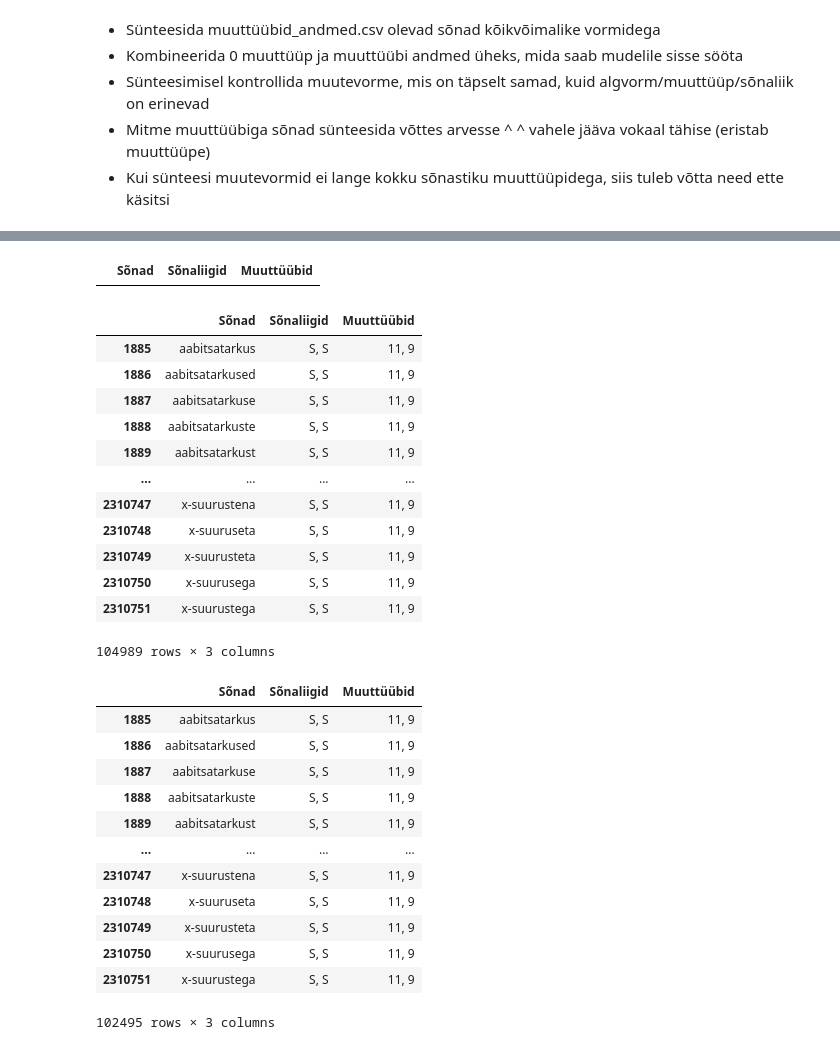
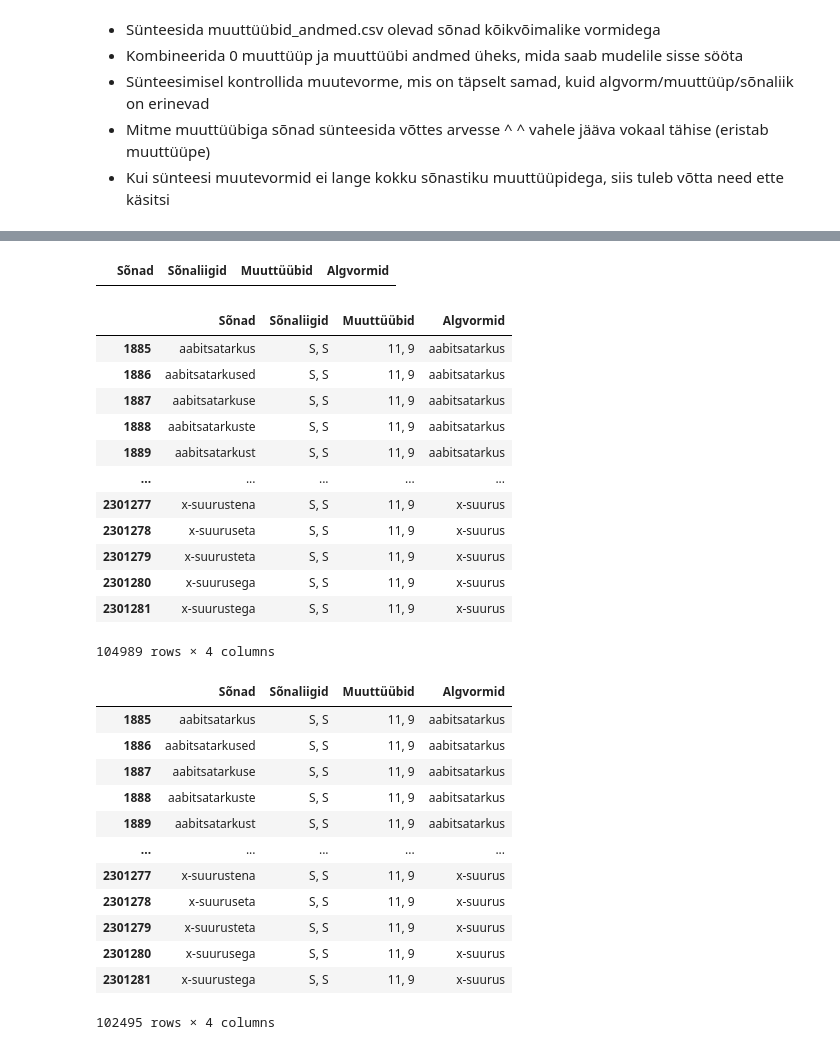
Before and after one commit to SanderSaska/MorfoloogiliseMuuttyybiAutomaatneTuvastaja, a Jupyter notebook: Morfoloogilise_muuttüübi_automaatne_tuvastamine.ipynb, the cells around one changed output, grey strips where cells are left out. Drawn from its saved outputs; the diff is of its cells as text; code cells hidden in the pictures.

```diff
--- a/Morfoloogilise_muuttüübi_automaatne_tuvastamine.ipynb
+++ b/Morfoloogilise_muuttüübi_automaatne_tuvastamine.ipynb
@@ -780,6 +842,7 @@ print(estnltk.vabamorf.morf.synthesize("sulgema", 'tud'))
 sõnad = list()
 sõnaliigid = list()
 muuttüübid = list()
+algvormid = list()
 
 cases_noun = [
   # label, Estonian case name
@@ -909,3 +972,15 @@ def synthesize_all(word, PoS):
       return sing_rows
     case _:
       return None
+
+def lisa_andmestikku(sõna, sõnaliik, muuttüüp, algvorm = None):
+  global sõnad, sõnaliigid, muuttüübid, algvormid
+  if algvorm:
+    sõnad.append(sõna)
+    sõnaliigid.append(sõnaliik)
+    muuttüübid.append(muuttüüp)
+    algvormid.append(algvorm)
+  else:
+    sõnad.append(sõna)
+    sõnaliigid.append(sõnaliik)
+    muuttüübid.append(muuttüüp)
@@ -1340,3 +1459,5 @@ with open('muuttüübid_andmed.csv', 'r', encoding='utf-8') as muut_f:
 sõnad_np = np.array(sõnad)
 sõnaliigid_np = np.array(sõnaliigid)
 muuttüübid_np = np.array(muuttüübid)
+if len(algvormid) > 0:
+  algvormid_np = np.array(algvormid)
@@ -1343,5 +1468,8 @@ muuttüübid_np = np.array(muuttüübid)
 # %%
-df = pd.DataFrame({'Sõnad': sõnad_np, 'Sõnaliigid': sõnaliigid_np, 'Muuttüübid': muuttüübid_np})
+if len(algvormid) > 0:
+  df = pd.DataFrame({'Sõnad': sõnad_np, 'Sõnaliigid': sõnaliigid_np, 'Muuttüübid': muuttüübid_np, 'Algvormid': algvormid_np})
+else:
+  df = pd.DataFrame({'Sõnad': sõnad_np, 'Sõnaliigid': sõnaliigid_np, 'Muuttüübid': muuttüübid_np})
 # %%
 display(df)
 # %% [output]
@@ -1365,6 +1493,6 @@ display(df)
 df['Sõnad'] = df['Sõnad'].apply(lambda x: ', '.join(x) if isinstance(x, list) else x)
 df['Sõnaliigid'] = df['Sõnaliigid'].apply(lambda x: ', '.join(x) if isinstance(x, list) else x)
 df['Muuttüübid'] = df['Muuttüübid'].apply(lambda x: ', '.join(x) if isinstance(x, list) else x)
-
+df['Algvormid'] = df['Algvormid'].apply(lambda x: ', '.join(x) if isinstance(x, list) else x)
 display(df)
 # %% [output]
@@ -1384,37 +1512,41 @@ display(df)
 # %%
 # Kontrolliks
 list_sõnad = df[df['Sõnad'].str.contains(',')]
 list_sonaliigid = df[df['Sõnaliigid'].str.contains(',')]
 list_muuttubid = df[df['Muuttüübid'].str.contains(',')]
+list_algvormid = df[df['Algvormid'].str.contains(',')]
+list_mitusõna = df[df['Sõnad'].str.contains(' ')]
 
 display(list_sõnad)
 display(list_sonaliigid)
 display(list_muuttubid)
+display(list_algvormid)
+display(list_mitusõna)
 # %% [output]
-|  | Sõnad | Sõnaliigid | Muuttüübid |
+|  | Sõnad | Sõnaliigid | Muuttüübid | Algvormid |
-|  | Sõnad | Sõnaliigid | Muuttüübid |
-| 1885 | aabitsatarkus | S, S | 11, 9 |
-| 1886 | aabitsatarkused | S, S | 11, 9 |
-| 1887 | aabitsatarkuse | S, S | 11, 9 |
-| 1888 | aabitsatarkuste | S, S | 11, 9 |
-| 1889 | aabitsatarkust | S, S | 11, 9 |
-| ... | ... | ... | ... |
-| 2310747 | x-suurustena | S, S | 11, 9 |
-| 2310748 | x-suuruseta | S, S | 11, 9 |
-| 2310749 | x-suurusteta | S, S | 11, 9 |
-| 2310750 | x-suurusega | S, S | 11, 9 |
-| 2310751 | x-suurustega | S, S | 11, 9 |
+|  | Sõnad | Sõnaliigid | Muuttüübid | Algvormid |
+| 1885 | aabitsatarkus | S, S | 11, 9 | aabitsatarkus |
+| 1886 | aabitsatarkused | S, S | 11, 9 | aabitsatarkus |
+| 1887 | aabitsatarkuse | S, S | 11, 9 | aabitsatarkus |
+| 1888 | aabitsatarkuste | S, S | 11, 9 | aabitsatarkus |
+| 1889 | aabitsatarkust | S, S | 11, 9 | aabitsatarkus |
+| ... | ... | ... | ... | ... |
+| 2301277 | x-suurustena | S, S | 11, 9 | x-suurus |
+| 2301278 | x-suuruseta | S, S | 11, 9 | x-suurus |
+| 2301279 | x-suurusteta | S, S | 11, 9 | x-suurus |
+| 2301280 | x-suurusega | S, S | 11, 9 | x-suurus |
+| 2301281 | x-suurustega | S, S | 11, 9 | x-suurus |
-104989 rows × 3 columns
+104989 rows × 4 columns
-|  | Sõnad | Sõnaliigid | Muuttüübid |
-| 1885 | aabitsatarkus | S, S | 11, 9 |
-| 1886 | aabitsatarkused | S, S | 11, 9 |
-| 1887 | aabitsatarkuse | S, S | 11, 9 |
-| 1888 | aabitsatarkuste | S, S | 11, 9 |
-| 1889 | aabitsatarkust | S, S | 11, 9 |
-| ... | ... | ... | ... |
-| 2310747 | x-suurustena | S, S | 11, 9 |
-| 2310748 | x-suuruseta | S, S | 11, 9 |
-| 2310749 | x-suurusteta | S, S | 11, 9 |
-| 2310750 | x-suurusega | S, S | 11, 9 |
-| 2310751 | x-suurustega | S, S | 11, 9 |
+|  | Sõnad | Sõnaliigid | Muuttüübid | Algvormid |
+| 1885 | aabitsatarkus | S, S | 11, 9 | aabitsatarkus |
+| 1886 | aabitsatarkused | S, S | 11, 9 | aabitsatarkus |
+| 1887 | aabitsatarkuse | S, S | 11, 9 | aabitsatarkus |
+| 1888 | aabitsatarkuste | S, S | 11, 9 | aabitsatarkus |
+| 1889 | aabitsatarkust | S, S | 11, 9 | aabitsatarkus |
+| ... | ... | ... | ... | ... |
+| 2301277 | x-suurustena | S, S | 11, 9 | x-suurus |
+| 2301278 | x-suuruseta | S, S | 11, 9 | x-suurus |
+| 2301279 | x-suurusteta | S, S | 11, 9 | x-suurus |
+| 2301280 | x-suurusega | S, S | 11, 9 | x-suurus |
+| 2301281 | x-suurustega | S, S | 11, 9 | x-suurus |
-102495 rows × 3 columns
+102495 rows × 4 columns
```
Also changed, not shown: parts of 71 cells of this notebook.
